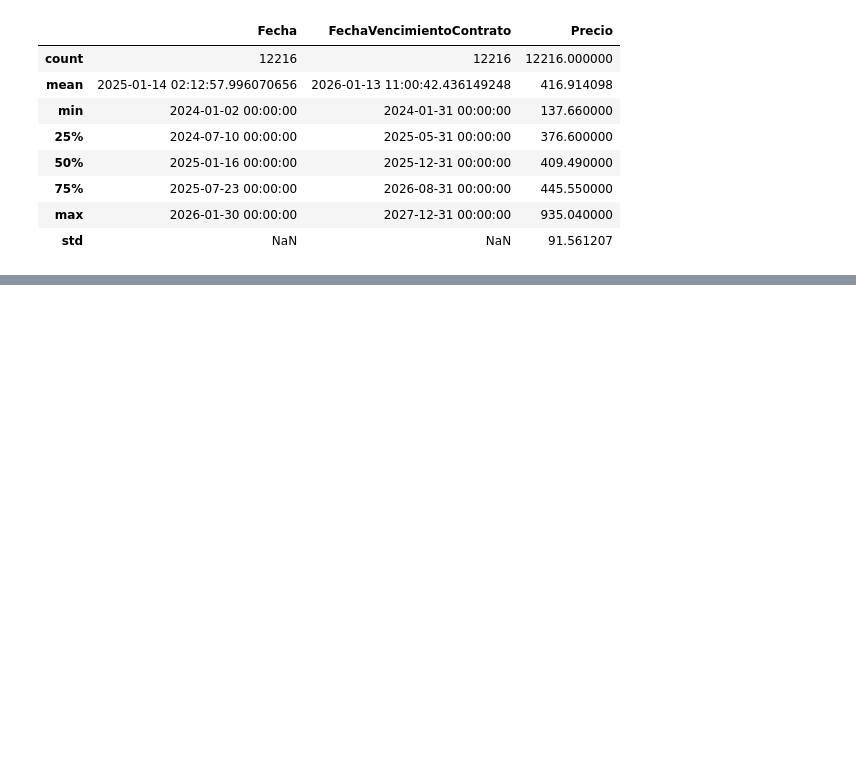
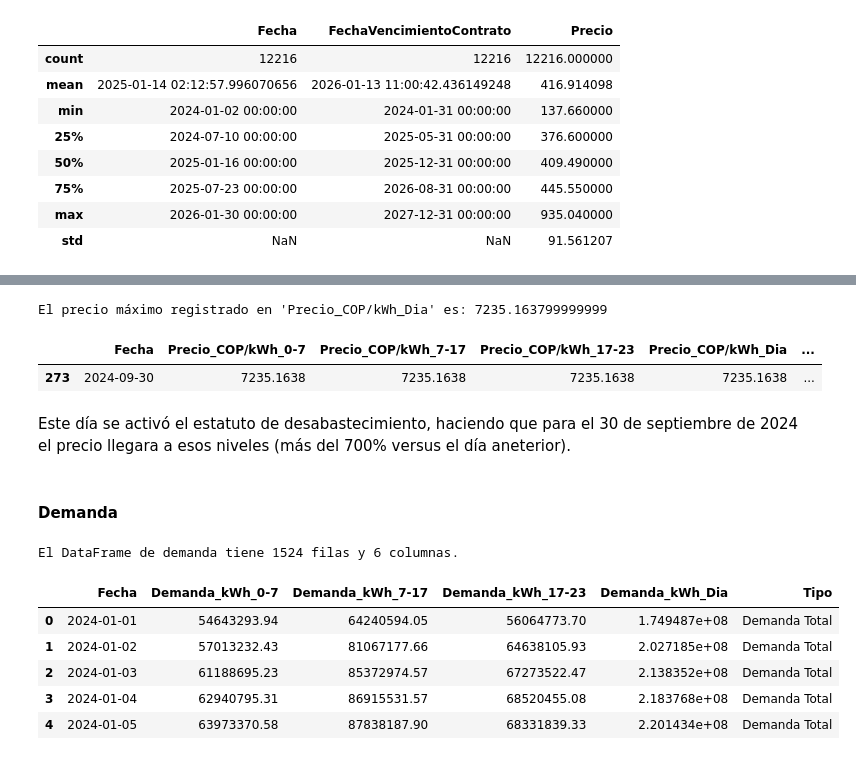
Before and after one commit to shaka03/bot_futuros, a Jupyter notebook: notebooks/EDA/Analisis_Exploratorio.ipynb, the cells around one changed output, grey strips where cells are left out. Cells and saved outputs as stored; diff of their text form; code cells hidden in the pictures; blank space fills up the shorter version.

```diff
--- a/notebooks/EDA/Analisis_Exploratorio.ipynb
+++ b/notebooks/EDA/Analisis_Exploratorio.ipynb
@@ -139,0 +311,41 @@ Estadísticas para contratos de tipo: NTB
+# %%
+# Revisar posible outlier
+max_precio = df_precios["Precio_COP/kWh_Dia"].max()
+print(f"\nEl precio máximo registrado en 'Precio_COP/kWh_Dia' es: {max_precio}")
+
+display(df_precios[df_precios["Precio_COP/kWh_Dia"] == max_precio])
+# %% [output]
+El precio máximo registrado en 'Precio_COP/kWh_Dia' es: 7235.163799999999
+|  | Fecha | Precio_COP/kWh_0-7 | Precio_COP/kWh_7-17 | Precio_COP/kWh_17-23 | Precio_COP/kWh_Dia | ... |
+| 273 | 2024-09-30 | 7235.1638 | 7235.1638 | 7235.1638 | 7235.1638 | ... |
+# %% [markdown]
+Este día se activó el estatuto de desabastecimiento, haciendo que para el 30 de septiembre de 2024 el precio llegara a esos niveles (más del 700% versus el día aneterior).
+# %% [markdown]
+#### **Demanda**
+# %%
+# Cargar datos de demanda
+df_demanda = pd.read_csv(SILVER_DATA_PATH + dict_files["demanda"], parse_dates=["Fecha"])
+df_demanda["Tipo"] = "Demanda Total"
+
+df_demanda_comprador = pd.read_csv(SILVER_DATA_PATH + dict_files["demanda_comprador"], parse_dates=["Fecha"])
+df_demanda_comprador["Tipo"] = "Demanda Comprador"
+
+df_demanda = pd.concat([df_demanda, df_demanda_comprador], axis=0)
+
+# Filtrar por rango de fechas
+mask = (df_demanda["Fecha"] >= start_date) & (df_demanda["Fecha"] <= end_date)
+df_demanda = df_demanda.loc[mask]
+
+# Forma del DataFrame
+print(f"El DataFrame de demanda tiene {df_demanda.shape[0]} filas y {df_demanda.shape[1]} columnas.")
+
+# Revisar las primeras filas del DataFrame
+display(df_demanda.head())
+# %% [output]
+El DataFrame de demanda tiene 1524 filas y 6 columnas.
+|  | Fecha | Demanda_kWh_0-7 | Demanda_kWh_7-17 | Demanda_kWh_17-23 | Demanda_kWh_Dia | Tipo |
+| 0 | 2024-01-01 | 54643293.94 | 64240594.05 | 56064773.70 | 1.749487e+08 | Demanda Total |
+| 1 | 2024-01-02 | 57013232.43 | 81067177.66 | 64638105.93 | 2.027185e+08 | Demanda Total |
+| 2 | 2024-01-03 | 61188695.23 | 85372974.57 | 67273522.47 | 2.138352e+08 | Demanda Total |
+| 3 | 2024-01-04 | 62940795.31 | 86915531.57 | 68520455.08 | 2.183768e+08 | Demanda Total |
+| 4 | 2024-01-05 | 63973370.58 | 87838187.90 | 68331839.33 | 2.201434e+08 | Demanda Total |
```
Also changed, not shown: parts of 17 cells of this notebook, 3 other files.
